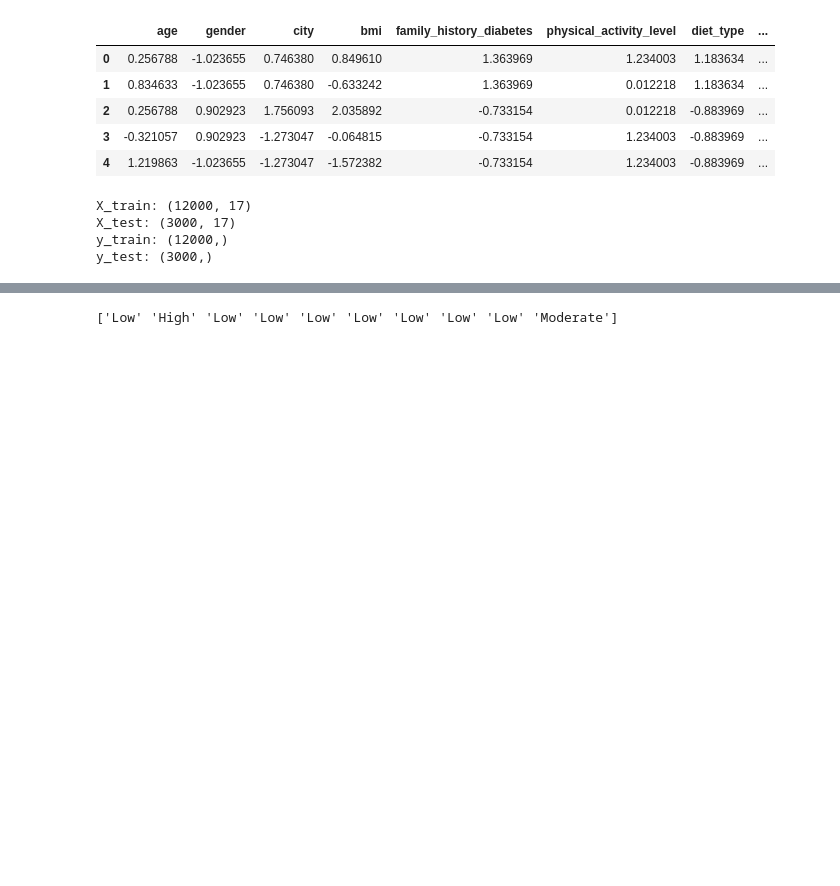
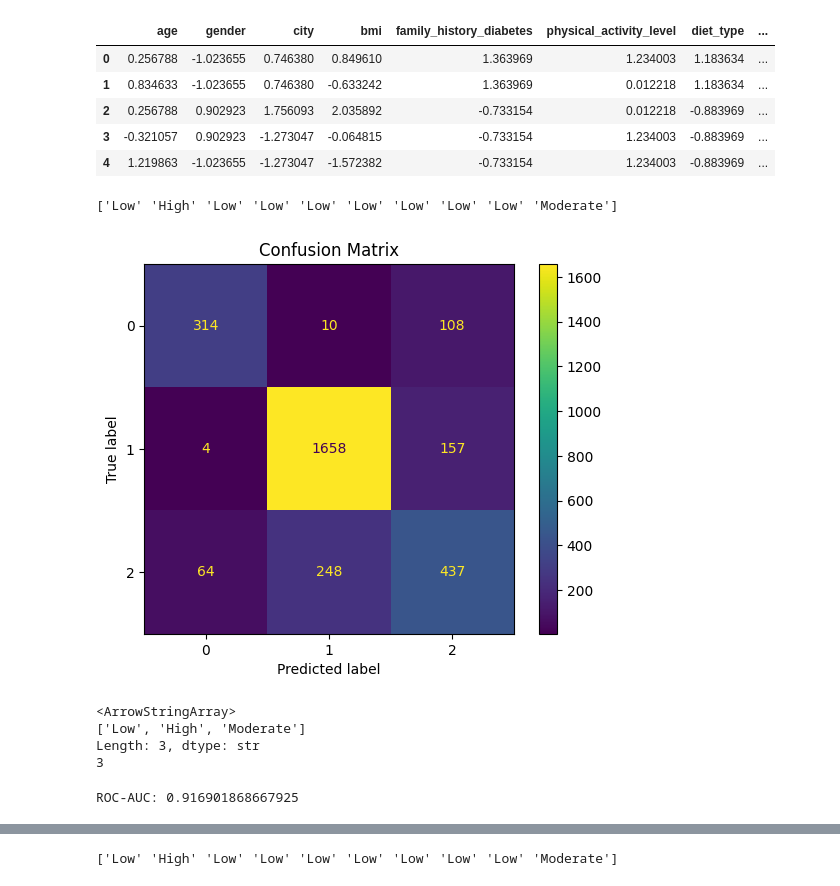
Before and after one commit to jjannetjoseph/Diabetes-risk-prediction, a Jupyter notebook: Diabet.ipynb, the cells around one changed output, grey strips where cells are left out. Cells and saved outputs as stored; diff of their text form; code cells hidden in the pictures; blank space fills up the shorter version.

```diff
--- a/Diabet.ipynb
+++ b/Diabet.ipynb
@@ -452,0 +461,9 @@ dtype: object
+# %%
+X = df.drop("diabetes_risk", axis=1)
+y = df["diabetes_risk"]
+# %%
+from sklearn.preprocessing import LabelEncoder
+le = LabelEncoder()
+categorical_columns = X.select_dtypes(include="object").columns
+for col in categorical_columns:
+    X[col] = le.fit_transform(X[col].astype(str))
@@ -463,20 +483,3 @@ X_scaled.head()
 | 2 | 0.256788 | 0.902923 | 1.756093 | 2.035892 | -0.733154 | 0.012218 | -0.883969 | ... |
 | 3 | -0.321057 | 0.902923 | -1.273047 | -0.064815 | -0.733154 | 1.234003 | -0.883969 | ... |
 | 4 | 1.219863 | -1.023655 | -1.273047 | -1.572382 | -0.733154 | 1.234003 | -0.883969 | ... |
-# %%
-from sklearn.model_selection import train_test_split
-X_train, X_test, y_train, y_test = train_test_split(
-    X_scaled,
-    y,
-    test_size=0.2,
-    random_state=42
-)
-print("X_train:", X_train.shape)
-print("X_test:", X_test.shape)
-print("y_train:", y_train.shape)
-print("y_test:", y_test.shape)
-# %% [output]
-X_train: (12000, 17)
-X_test: (3000, 17)
-y_train: (12000,)
-y_test: (3000,)
@@ -482,0 +494,42 @@ y_test: (3000,)
+# %%
+from sklearn.ensemble import RandomForestClassifier
+model = RandomForestClassifier(
+    n_estimators=100,
+    random_state=42
+)
+# %%
+model.fit(X_train, y_train)
+y_pred = model.predict(X_test)
+print(y_pred[:10])
+# %% [output]
+['Low' 'High' 'Low' 'Low' 'Low' 'Low' 'Low' 'Low' 'Low' 'Moderate']
+# %%
+from sklearn.metrics import confusion_matrix, ConfusionMatrixDisplay
+import matplotlib.pyplot as plt
+cm = confusion_matrix(y_test, y_pred)
+disp = ConfusionMatrixDisplay(confusion_matrix=cm)
+disp.plot()
+plt.title("Confusion Matrix")
+plt.show()
+# %% [output]
+[figure, added]
+# %%
+print(y.unique())
+print(y.nunique())
+# %% [output]
+<ArrowStringArray>
+['Low', 'High', 'Moderate']
+Length: 3, dtype: str
+3
+# %%
+from sklearn.metrics import roc_auc_score
+y_prob = model.predict_proba(X_test)
+roc_auc = roc_auc_score(
+    y_test,
+    y_prob,
+    multi_class="ovr",
+    average="weighted"
+)
+print("ROC-AUC:", roc_auc)
+# %% [output]
+ROC-AUC: 0.916901868667925
```
Also changed, not shown: parts of 21 cells of this notebook, 1 other file.
